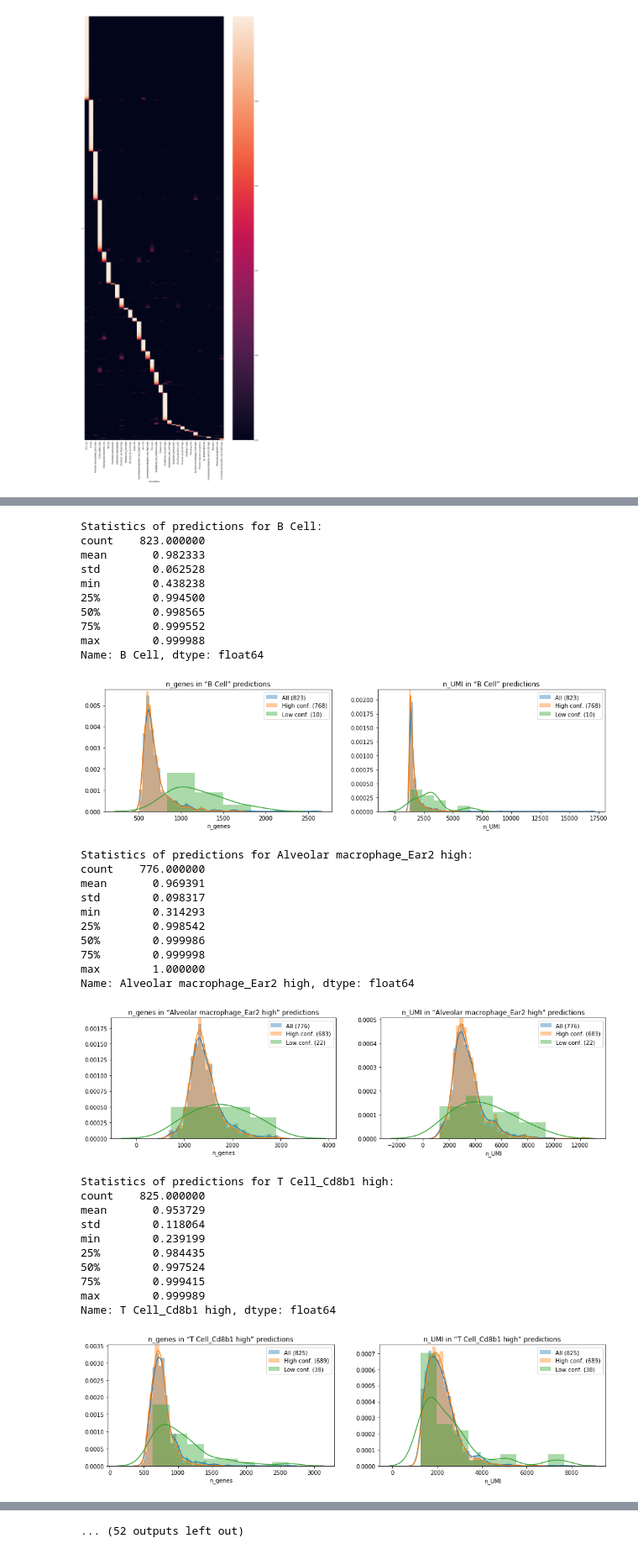
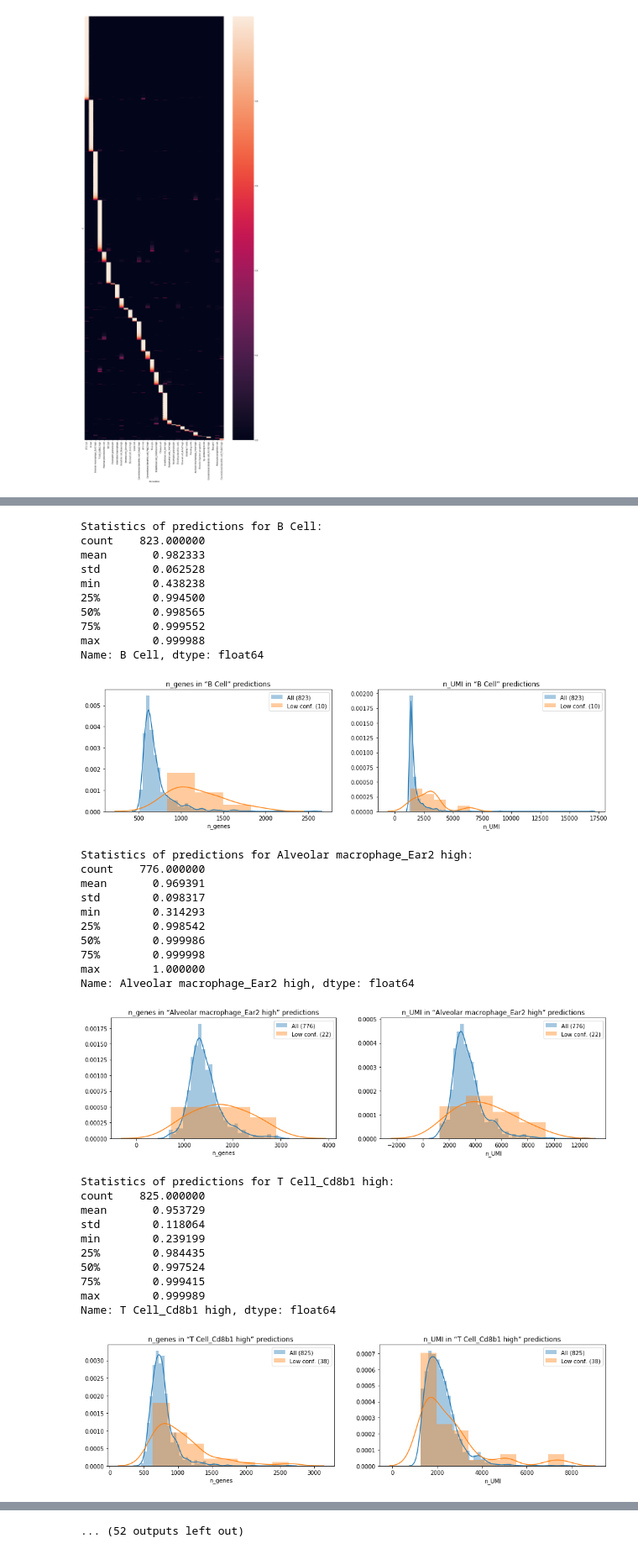
Before and after one commit to mxposed/sickle, a Jupyter notebook: 05-catboost-mca/best_model_analysis.ipynb, the cells around one changed output, grey strips where cells are left out. Shown at 84% size. Drawn from its saved outputs; the diff is of its cells as text; code cells hidden in the pictures.

Commit message:
MCA best model for SC01: do not plot tech var for high confidence

```diff
--- a/05-catboost-mca/best_model_analysis.ipynb
+++ b/05-catboost-mca/best_model_analysis.ipynb
@@ -59,10 +59,10 @@ for column_idx, column in enumerate(sc01p.columns):
                          label='All ({})'.format(len(cell_type_idx)),
                          ax=ax, norm_hist=True,
                         )
-        seaborn.distplot(sc01.obs.loc[high_conf_idx, var],
-                         label='High conf. ({})'.format(len(high_conf_idx)),
-                         ax=ax, norm_hist=True,
-                        )
+        #seaborn.distplot(sc01.obs.loc[high_conf_idx, var],
+        #                 label='High conf. ({})'.format(len(high_conf_idx)),
+        #                 ax=ax, norm_hist=True,
+        #                )
         seaborn.distplot(sc01.obs.loc[low_conf_idx, var],
                          label='Low conf. ({})'.format(len(low_conf_idx)),
                          ax=ax, norm_hist=True,
@@ -85,25 +85,25 @@ Name: AT2 Cell, dtype: float64
 Statistics of predictions for B Cell:
 count    823.000000
 mean       0.982333
 std        0.062528
 min        0.438238
 25%        0.994500
 50%        0.998565
 75%        0.999552
 max        0.999988
 Name: B Cell, dtype: float64
-[figure, old version]
+[figure, new version]
 Statistics of predictions for Alveolar macrophage_Ear2 high:
 count    776.000000
 mean       0.969391
 std        0.098317
 min        0.314293
 25%        0.998542
 50%        0.999986
 75%        0.999998
 max        1.000000
 Name: Alveolar macrophage_Ear2 high, dtype: float64
-[figure, old version]
+[figure, new version]
 Statistics of predictions for T Cell_Cd8b1 high:
 count    825.000000
 mean       0.953729
@@ -114,7 +114,7 @@ min        0.239199
 75%        0.999415
 max        0.999989
 Name: T Cell_Cd8b1 high, dtype: float64
-[figure, old version]
+[figure, new version]
 Statistics of predictions for Plasmacytoid dendritic cell:
 count    165.000000
 mean       0.842613
```
Also changed, not shown: parts of 1 cell of this notebook.
